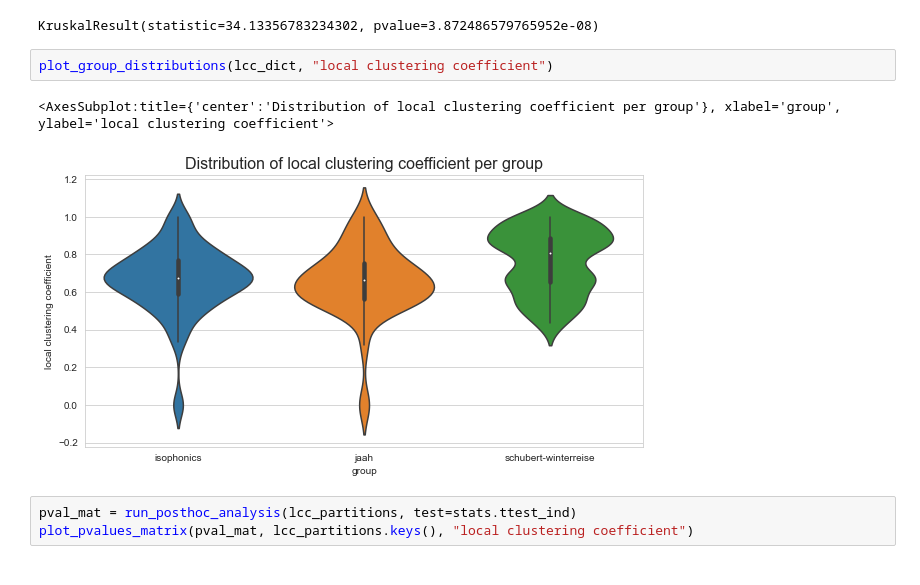
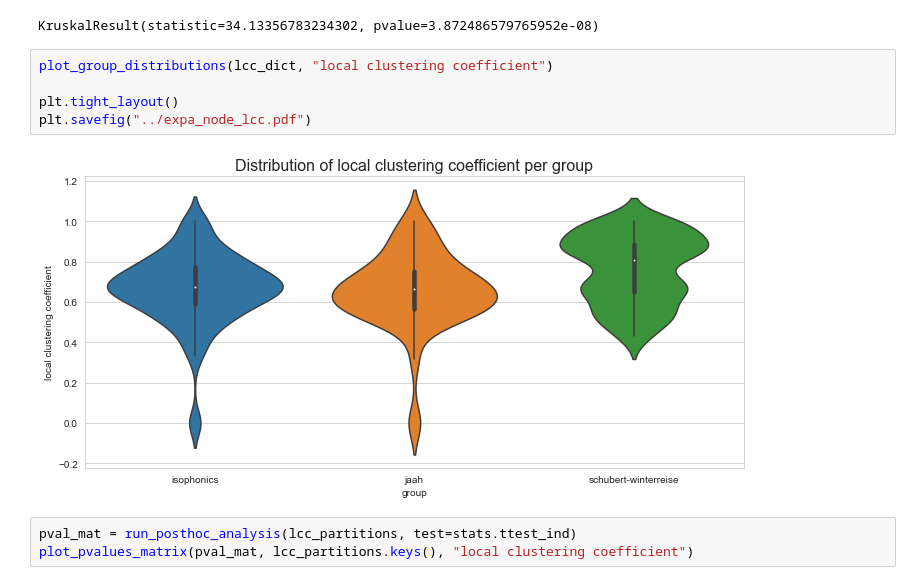
Before and after one commit to polifonia-project/harmonic-similarity, a Jupyter notebook: src/experiment_graph.ipynb, the cells around one changed output. Saved outputs shown, nothing was run; the diff lists cells and outputs as text.

```diff
--- a/src/experiment_graph.ipynb
+++ b/src/experiment_graph.ipynb
@@ -193,9 +195,11 @@ schubert-winterreise is likely to have normal dist (p = 1.0545319972877272e-17)
 KruskalResult(statistic=34.13356783234302, pvalue=3.872486579765952e-08)
 # %%
 plot_group_distributions(lcc_dict, "local clustering coefficient")
+
+plt.tight_layout()
+plt.savefig("../expa_node_lcc.pdf")
 # %% [output]
-<AxesSubplot:title={'center':'Distribution of local clustering coefficient per group'}, xlabel='group', ylabel='local clustering coefficient'>
-[figure, old version]
+[figure, new version]
 # %%
 pval_mat = run_posthoc_analysis(lcc_partitions, test=stats.ttest_ind)
 plot_pvalues_matrix(pval_mat, lcc_partitions.keys(), "local clustering coefficient")
```
Also changed, not shown: parts of 14 cells of this notebook, 1 other file.
